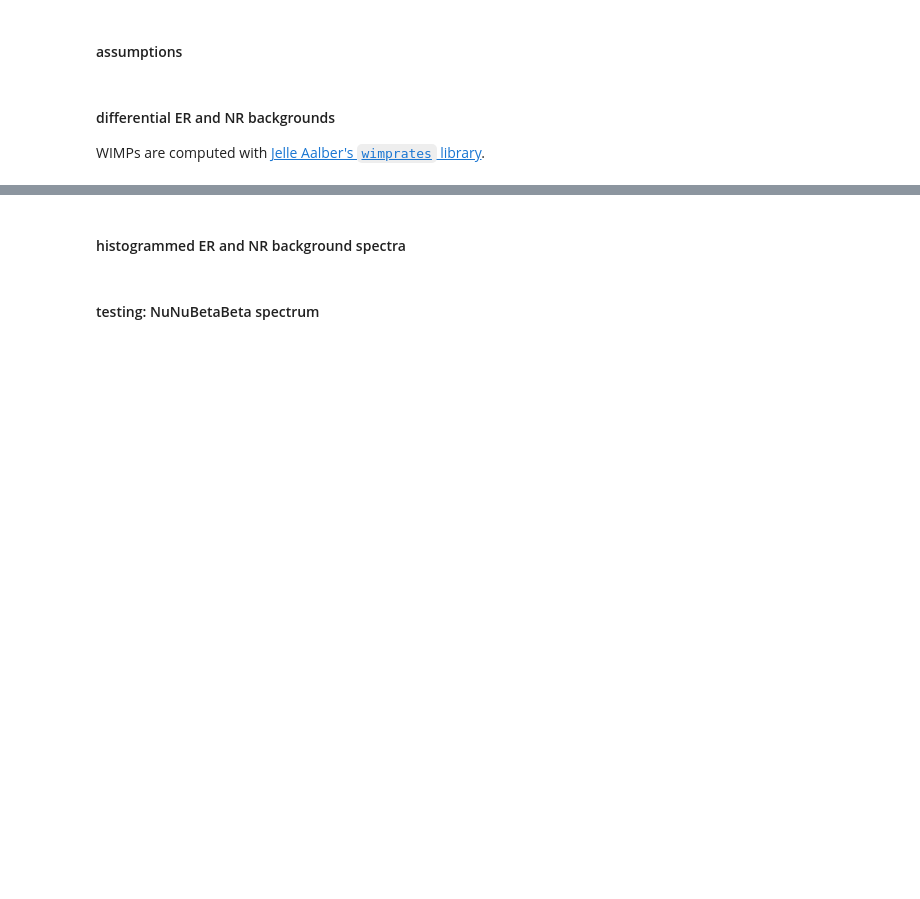
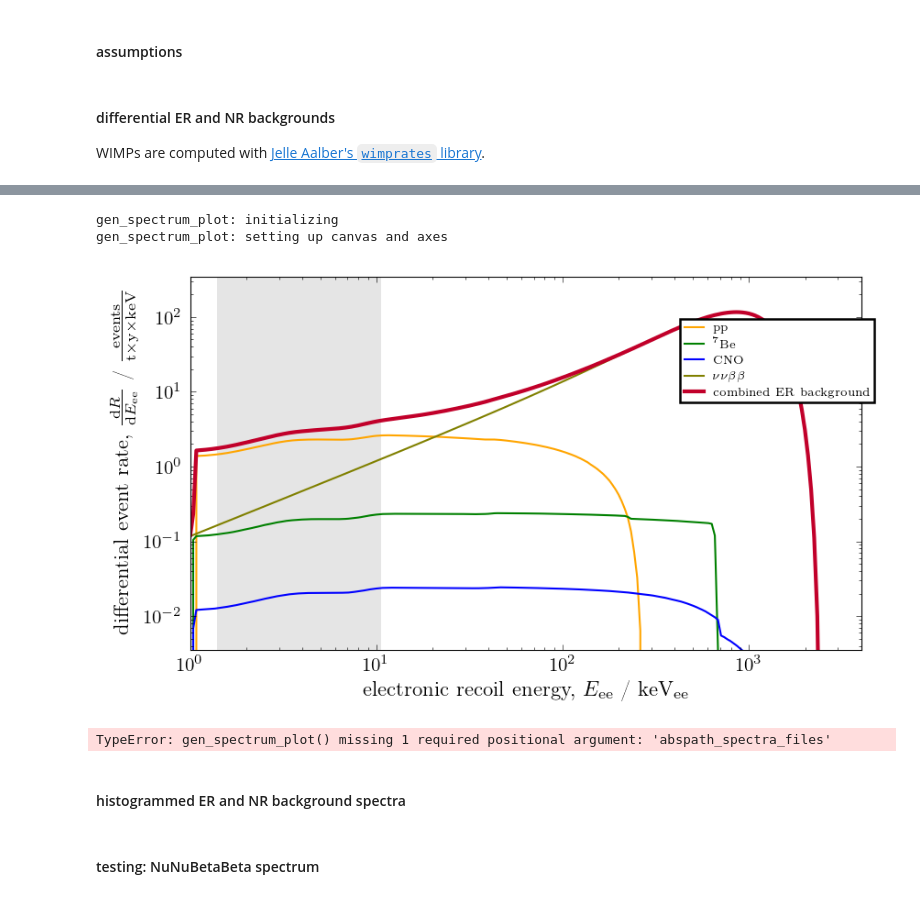
Before and after one commit to DanielBaur/sfsv2, a Jupyter notebook: sfs.ipynb, the cells around one changed output, grey strips where cells are left out. Cells and saved outputs as stored; diff of their text form; code cells hidden in the pictures; blank space fills up the shorter version.

```diff
--- a/sfs.ipynb
+++ b/sfs.ipynb
@@ -208,40 +207,47 @@ print(test_wimprate)
 # %%
 
 
-if [False,True][0]:
+if [False,True][1]:
 
 
     sfs.gen_spectrum_plot(
         spectra_list = ["er_pp", "er_be7", "er_cno", "er_nunubetabeta", "combined_er_background"],
+        abspath_spectra_files = abspath_resources,
         plot_x_axis_units = ["kev", "kev_nr", "kev_ee"][2],
         plot_log_y_axis = True,
         plot_log_x_axis = True,
         plot_xlim = [1e+0,4e+3],
         plot_ylim = [3.5e-3,3.5e+2],
         plot_legend_bbox_to_anchor = [0.75, 0.55, 0.25, 0.45],
         plot_legend_labelspacing = 0.5,
         plot_legend_fontsize = 6,
         flag_output_abspath_list = abspath_list_plots,
         flag_output_filename = "darwin_er_background_spectrum.png",
         flag_shade_wimp_eroi = wimp_eroi_kev_ee,
         flag_verbose = True,)
 
 
     sfs.gen_spectrum_plot(
         #spectra_list = ["nr_wimps_nat_xe", "nr_wimps_wimprates", "nr_atm", "nr_b8", "nr_hep", "nr_dsnb", "nr_pp", "nr_pep", "nr_cno"],
         spectra_list = ["nr_wimps_wimprates", "nr_atm", "nr_b8", "nr_hep", "nr_dsnb", "nr_pp", "nr_pep", "nr_cno"],
+        abspath_spectra_files = abspath_resources,
         plot_x_axis_units = ["kev", "kev_nr", "kev_ee"][1],
         plot_log_y_axis = True,
         plot_log_x_axis = True,
         plot_xlim = [1e-3,1e+2],
         plot_ylim = [5e-4,5e+3],
         plot_legend_bbox_to_anchor = [0.75, 0.27, 0.25, 0.73],
         plot_legend_labelspacing = 0.5,
         plot_legend_fontsize = 6,
         flag_output_abspath_list = abspath_list_plots,
         flag_shade_wimp_eroi = wimp_eroi_kev_nr,
         flag_output_filename = "darwin_nr_background_spectrum.png",
         flag_verbose = True,)
+# %% [output]
+gen_spectrum_plot: initializing
+gen_spectrum_plot: setting up canvas and axes
+[figure, added]
+TypeError: gen_spectrum_plot() missing 1 required positional argument: 'abspath_spectra_files'
 # %% [markdown]
 #### histogrammed ER and NR background spectra
 # %%
```
Also changed, not shown: parts of 2 cells of this notebook, 1 other file.
